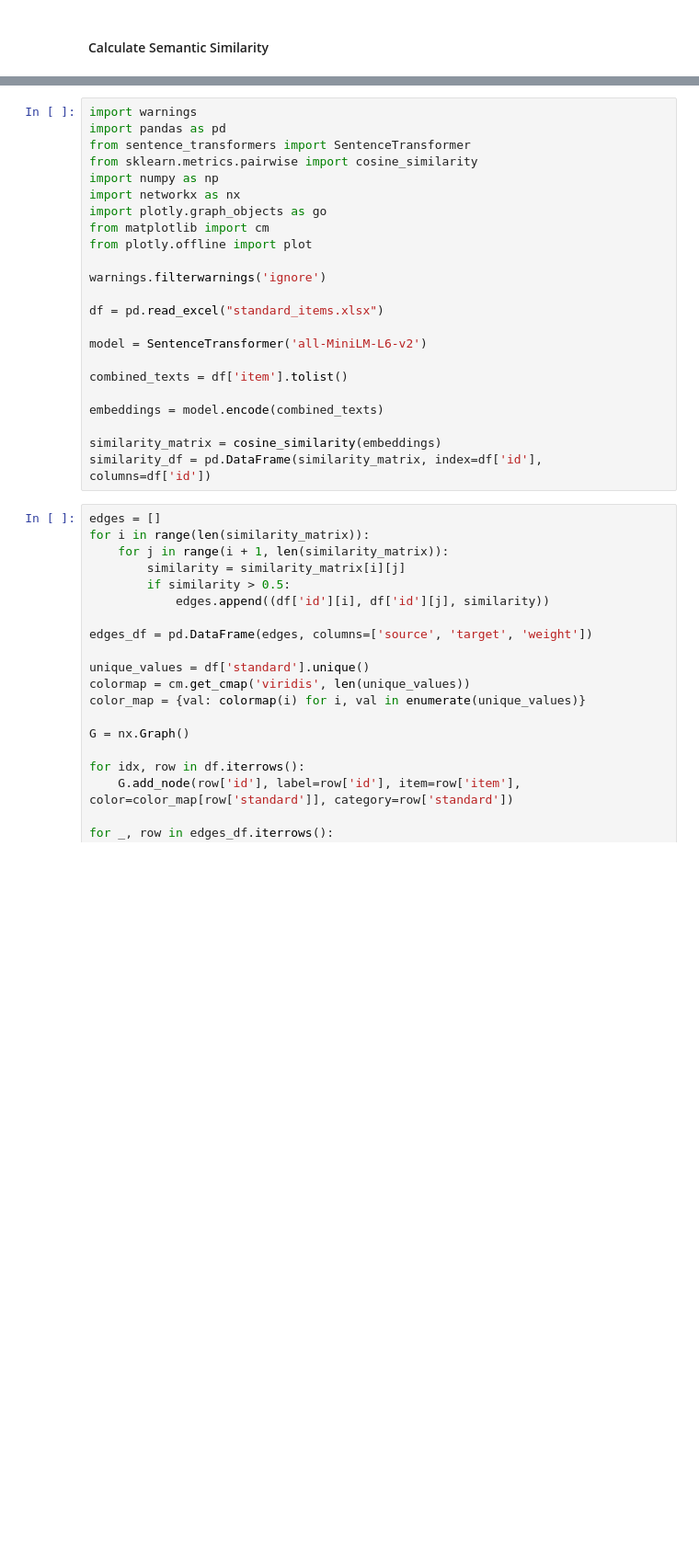
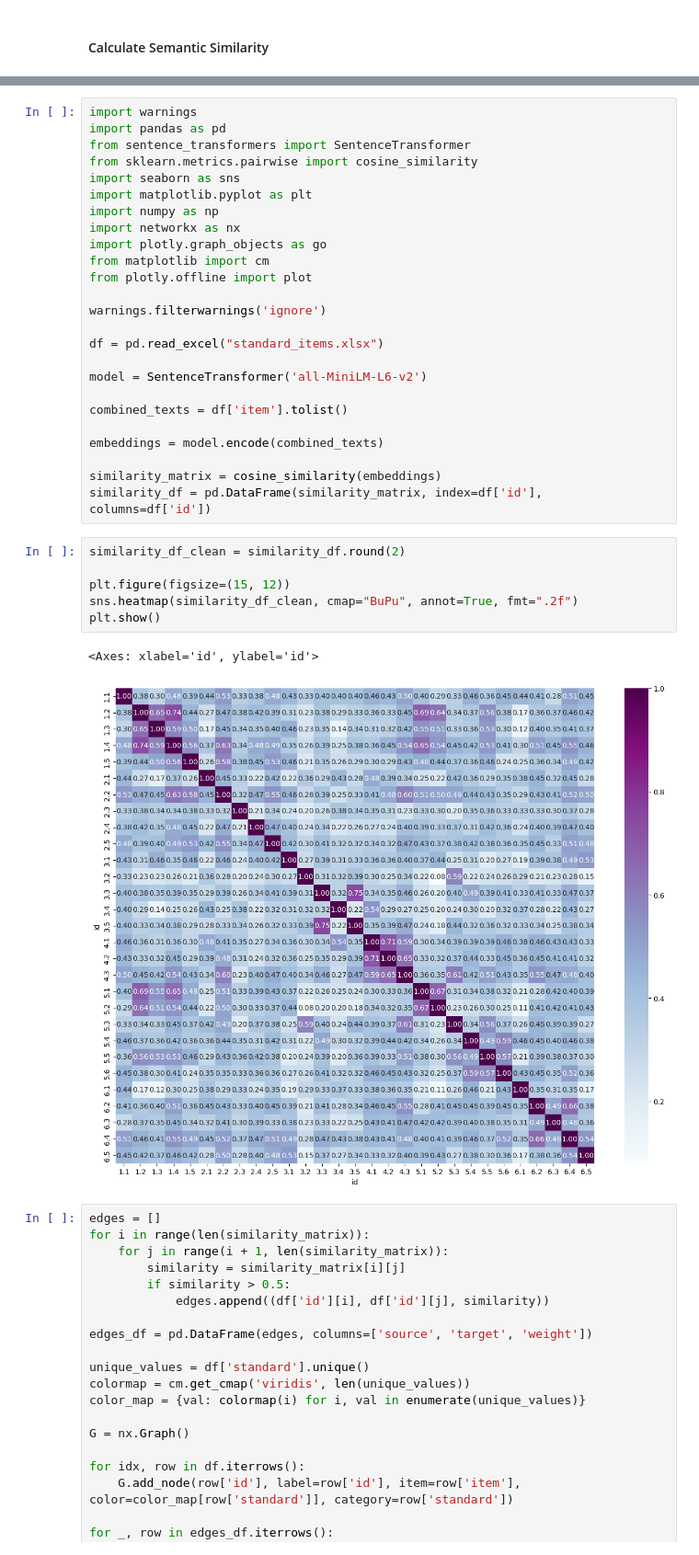
Before and after one commit to mshin77/teacher_educator_standards, a Jupyter notebook: Python.ipynb, the cells around one changed output, grey strips where cells are left out. Shown: that part at 92% size. Cells and saved outputs as stored; diff of their text form; blank space fills up the shorter version.

```diff
--- a/Python.ipynb
+++ b/Python.ipynb
@@ -25,6 +25,8 @@ import warnings
 import pandas as pd
 from sentence_transformers import SentenceTransformer
 from sklearn.metrics.pairwise import cosine_similarity
+import seaborn as sns
+import matplotlib.pyplot as plt
 import numpy as np
 import networkx as nx
 import plotly.graph_objects as go
@@ -43,6 +45,15 @@ embeddings = model.encode(combined_texts)
 
 similarity_matrix = cosine_similarity(embeddings)
 similarity_df = pd.DataFrame(similarity_matrix, index=df['id'], columns=df['id'])
+# %%
+similarity_df_clean = similarity_df.round(2)
+
+plt.figure(figsize=(15, 12))
+sns.heatmap(similarity_df_clean, cmap="BuPu", annot=True, fmt=".2f")
+plt.show()
+# %% [output]
+<Axes: xlabel='id', ylabel='id'>
+[figure, added]
 # %%
 edges = []
 for i in range(len(similarity_matrix)):
```
Also changed, not shown: parts of 4 cells of this notebook, 15 other files.
